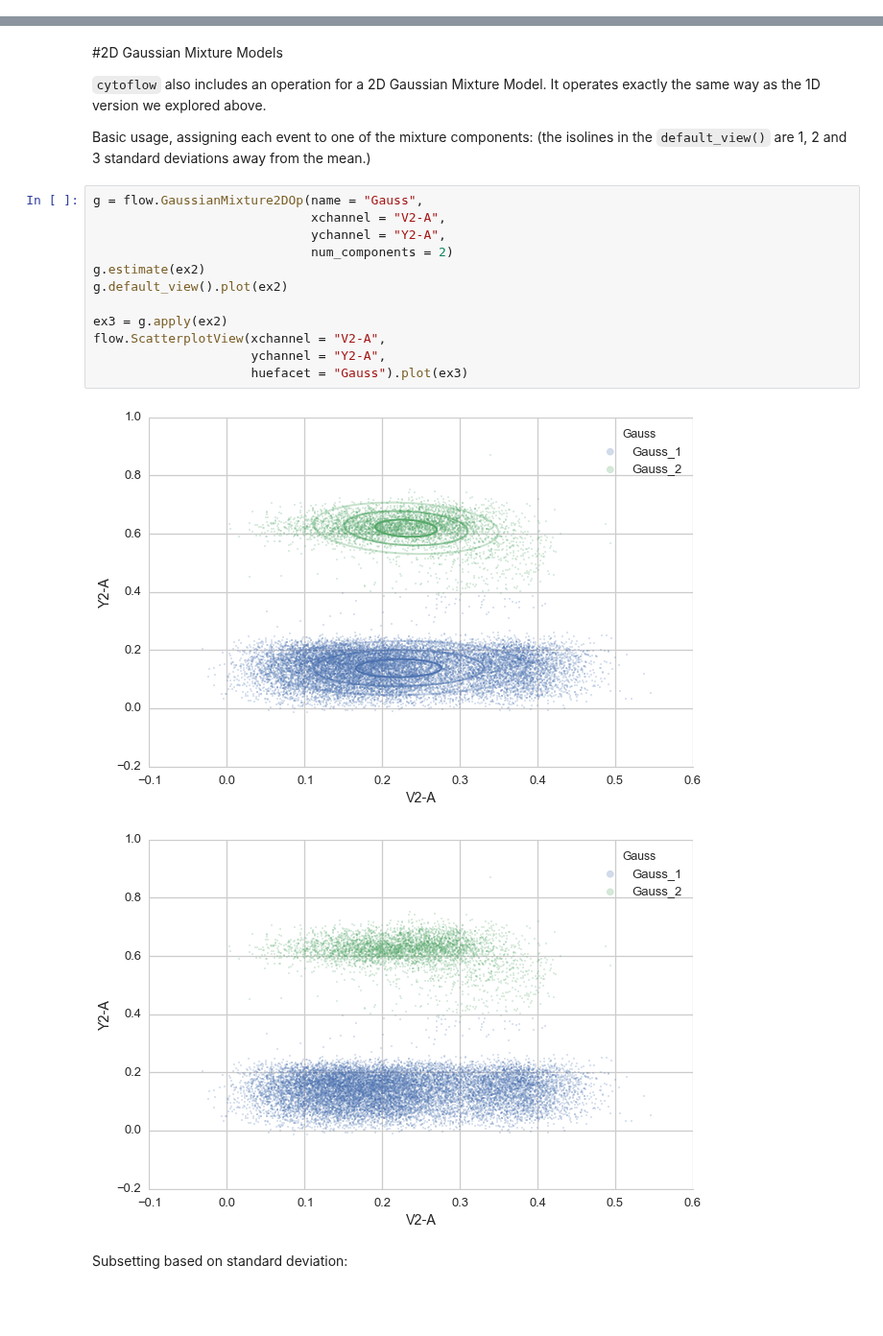
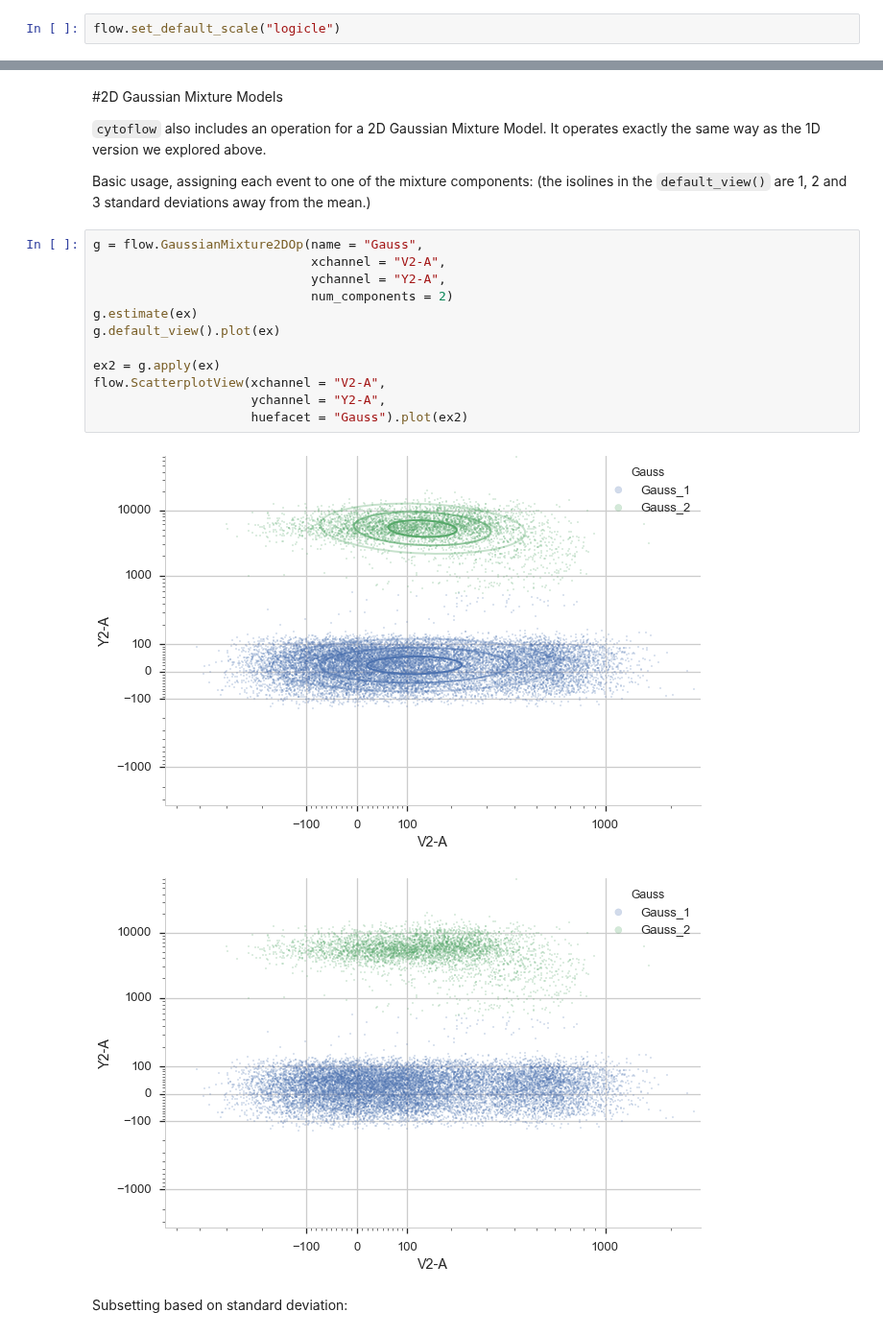
Before and after one commit to cytoflow/cytoflow, a Jupyter notebook: docs/examples-basic/Machine Learning.ipynb, the cells around one changed output, grey strips where cells are left out. Shown at 96% size. Cells and saved outputs as stored; diff of their text form; blank space fills up the shorter version.

```diff
--- a/docs/examples-basic/Machine Learning.ipynb
+++ b/docs/examples-basic/Machine Learning.ipynb
@@ -26,0 +71,2 @@ Transform the data using `LogicleTransformOp` and look at the histogram of the `
+# %%
+flow.set_default_scale("logicle")
@@ -133,18 +163,18 @@ Basic usage, assigning each event to one of the mixture components:  (the isolin
 # %%
 g = flow.GaussianMixture2DOp(name = "Gauss",
                              xchannel = "V2-A",
                              ychannel = "Y2-A",
                              num_components = 2)
-g.estimate(ex2)
-g.default_view().plot(ex2)
+g.estimate(ex)
+g.default_view().plot(ex)
 
-ex3 = g.apply(ex2)
+ex2 = g.apply(ex)
 flow.ScatterplotView(xchannel = "V2-A",
                      ychannel = "Y2-A",
-                     huefacet = "Gauss").plot(ex3)
+                     huefacet = "Gauss").plot(ex2)
 # %% [output]
-[figure, old version]
+[figure, new version]
-[figure, old version]
+[figure, new version]
 # %% [markdown]
 Subsetting based on standard deviation:
 # %%
```
Also changed, not shown: parts of 32 cells of this notebook, 3 other files.
